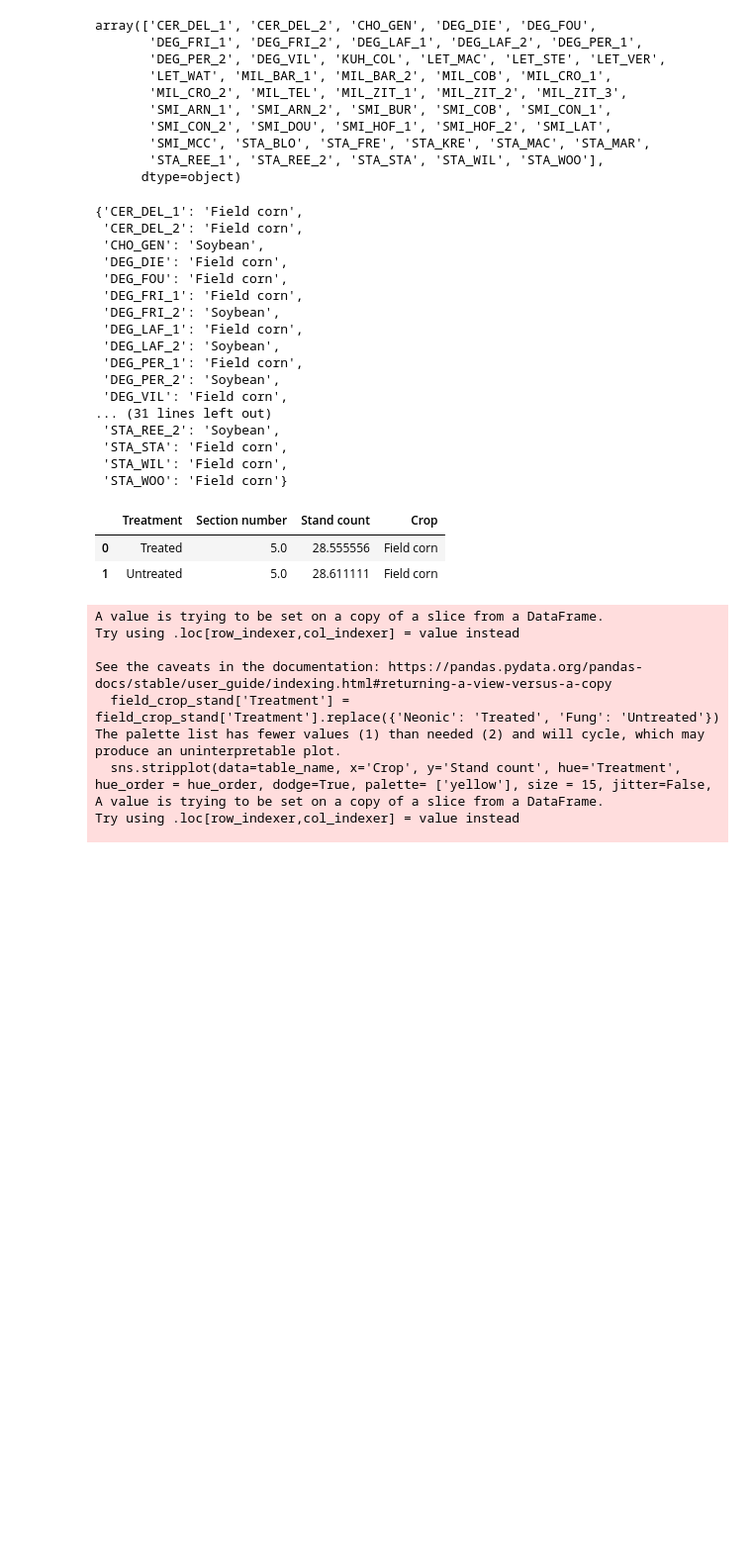
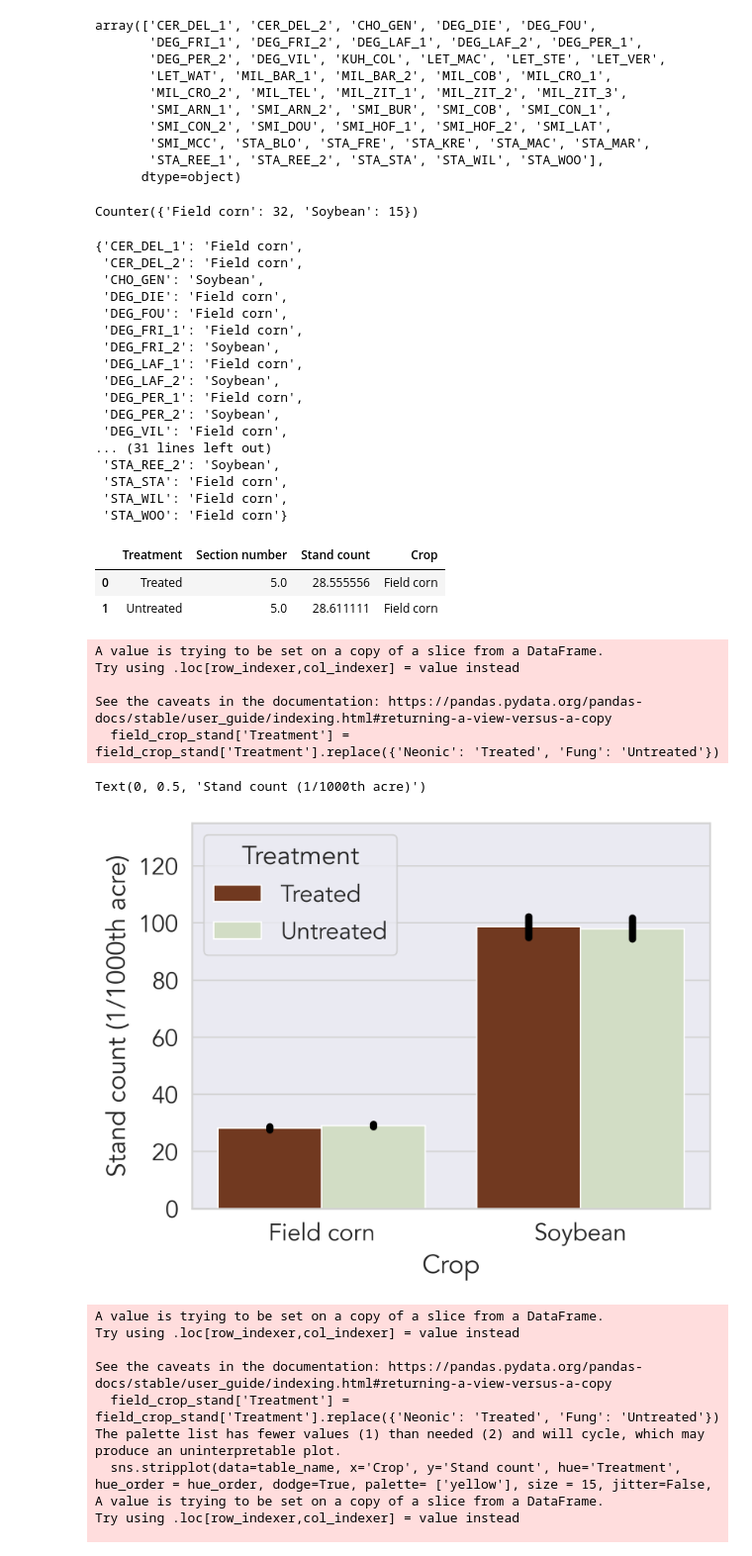
Before and after one commit to chloecho31/cornell, a Jupyter notebook: SCM/2025/Reports/2025_reports.ipynb, the cells around one changed output. Shown at 99% size. Cells and saved outputs as stored; diff of their text form; code cells hidden in the pictures; blank space fills up the shorter version.

```diff
--- a/SCM/2025/Reports/2025_reports.ipynb
+++ b/SCM/2025/Reports/2025_reports.ipynb
@@ -304,25 +321,27 @@ array(['CER_DEL_1', 'CER_DEL_2', 'CHO_GEN', 'DEG_DIE', 'DEG_FOU',
       dtype=object)
 # %%
 crop_dict = pd.Series(field_crop_stand.Crop.values, index = field_crop_stand['Field ID']).to_dict()
+print(Counter(crop_dict.values()))
 crop_dict
 # %% [output]
-{'CER_DEL_1': 'Field corn',
- 'CER_DEL_2': 'Field corn',
- 'CHO_GEN': 'Soybean',
- 'DEG_DIE': 'Field corn',
- 'DEG_FOU': 'Field corn',
- 'DEG_FRI_1': 'Field corn',
- 'DEG_FRI_2': 'Soybean',
- 'DEG_LAF_1': 'Field corn',
- 'DEG_LAF_2': 'Soybean',
- 'DEG_PER_1': 'Field corn',
- 'DEG_PER_2': 'Soybean',
- 'DEG_VIL': 'Field corn',
-... (31 lines left out)
- 'STA_REE_2': 'Soybean',
- 'STA_STA': 'Field corn',
- 'STA_WIL': 'Field corn',
- 'STA_WOO': 'Field corn'}
+Counter({'Field corn': 32, 'Soybean': 15})
+{'CER_DEL_1': 'Field corn',
+ 'CER_DEL_2': 'Field corn',
+ 'CHO_GEN': 'Soybean',
+ 'DEG_DIE': 'Field corn',
+ 'DEG_FOU': 'Field corn',
+ 'DEG_FRI_1': 'Field corn',
+ 'DEG_FRI_2': 'Soybean',
+ 'DEG_LAF_1': 'Field corn',
+ 'DEG_LAF_2': 'Soybean',
+ 'DEG_PER_1': 'Field corn',
+ 'DEG_PER_2': 'Soybean',
+ 'DEG_VIL': 'Field corn',
+... (31 lines left out)
+ 'STA_REE_2': 'Soybean',
+ 'STA_STA': 'Field corn',
+ 'STA_WIL': 'Field corn',
+ 'STA_WOO': 'Field corn'}
 # %%
 table_name = 'LET_STE' + '_stand'
 table_name = field_crop_stand.loc[field_crop_stand['Field ID'] == 'LET_STE']
@@ -334,6 +353,25 @@ table_name
 |  | Treatment | Section number | Stand count | Crop |
 | 0 | Treated | 5.0 | 28.555556 | Field corn |
 | 1 | Untreated | 5.0 | 28.611111 | Field corn |
+# %%
+plt.rcParams.update({"figure.dpi": 300})
+sns.set(font="Avenir", font_scale=1.5, rc={'grid.color': 'lightgray', 'axes.edgecolor': 'lightgray', 'legend.frameon':True})
+
+field_crop_stand['Treatment'] = field_crop_stand['Treatment'].replace({'Neonic': 'Treated', 'Fung': 'Untreated'})
+
+palette = ['#7e3412', '#d2e1c1']
+hue_order = ['Treated', 'Untreated']
+ax = sns.barplot(data = field_crop_stand, x = 'Crop', y = 'Stand count', hue = 'Treatment', palette=palette, order=['Field corn', 'Soybean'], hue_order=hue_order, err_kws={'linewidth': 5, 'color':'black'})
+plt.ylim(0, 135)
+plt.ylabel('Stand count (1/1000th acre)')
+# %% [output]
+A value is trying to be set on a copy of a slice from a DataFrame.
+Try using .loc[row_indexer,col_indexer] = value instead
+
+See the caveats in the documentation: https://pandas.pydata.org/pandas-docs/stable/user_guide/indexing.html#returning-a-view-versus-a-copy
+  field_crop_stand['Treatment'] = field_crop_stand['Treatment'].replace({'Neonic': 'Treated', 'Fung': 'Untreated'})
+Text(0, 0.5, 'Stand count (1/1000th acre)')
+[figure, added]
 # %%
 for site in sites:
     table_name = site + '_stand'
```
Also changed, not shown: parts of 13 cells of this notebook, 6 other files.
